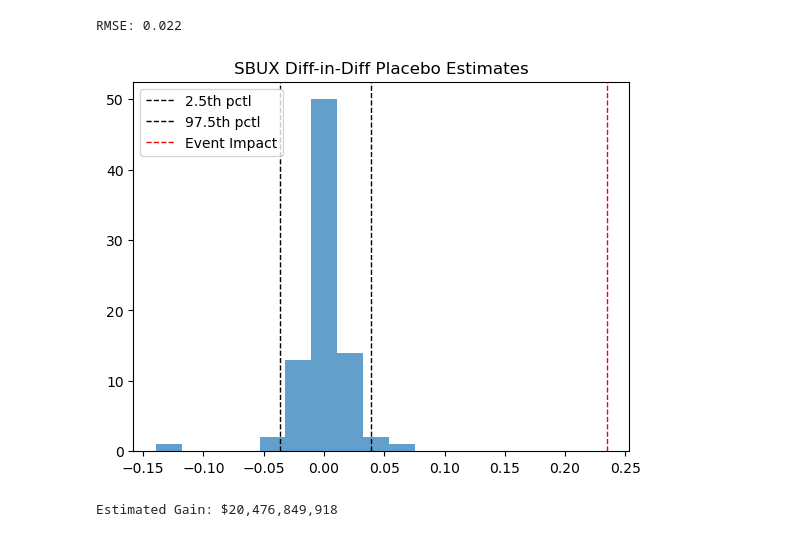
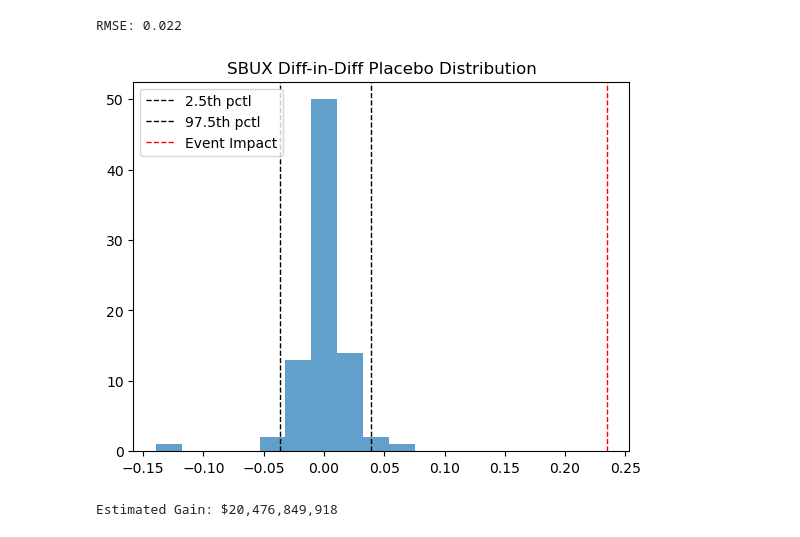
Before and after one commit to dshkim/starbucks-stock-causal-inference, a Jupyter notebook: causal-inference.ipynb, the cells around one changed output. Cells and saved outputs as stored; diff of their text form; code cells hidden in the pictures.

Commit message:
Add images and update causal-inference

```diff
--- a/causal-inference.ipynb
+++ b/causal-inference.ipynb
@@ -233,10 +233,10 @@ print(f"RMSE: {rmse:.3f}")
 # %% [output]
 RMSE: 0.022
 # %%
-mytitle = "SBUX Diff-in-Diff Placebo Estimates"
+mytitle = "SBUX Diff-in-Diff Placebo Distribution"
 plot_histogram(df, model, "treated_post", mytitle)
 # %% [output]
-[figure, old version]
+[figure, new version]
 # %%
 print("Estimated Gain: ${:,}".format(round(lastmarketvalue*model.params['treated_post'])))
 # %% [output]
```
Also changed, not shown: parts of 1 cell of this notebook, 2 other files.
